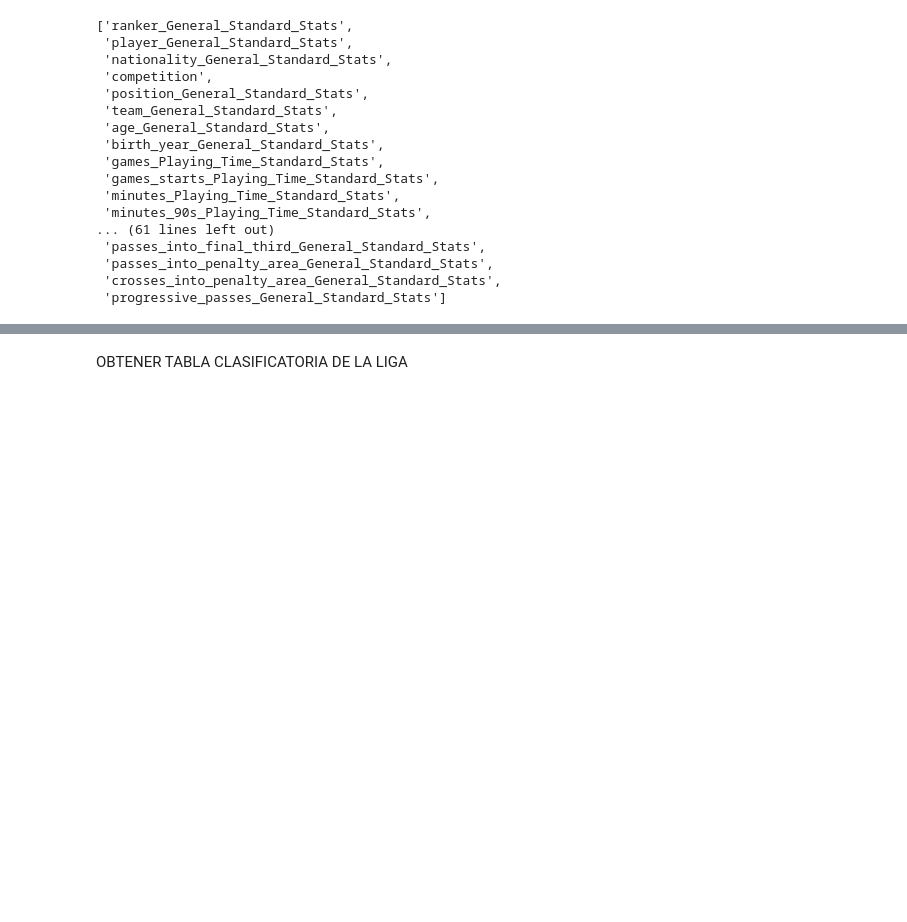
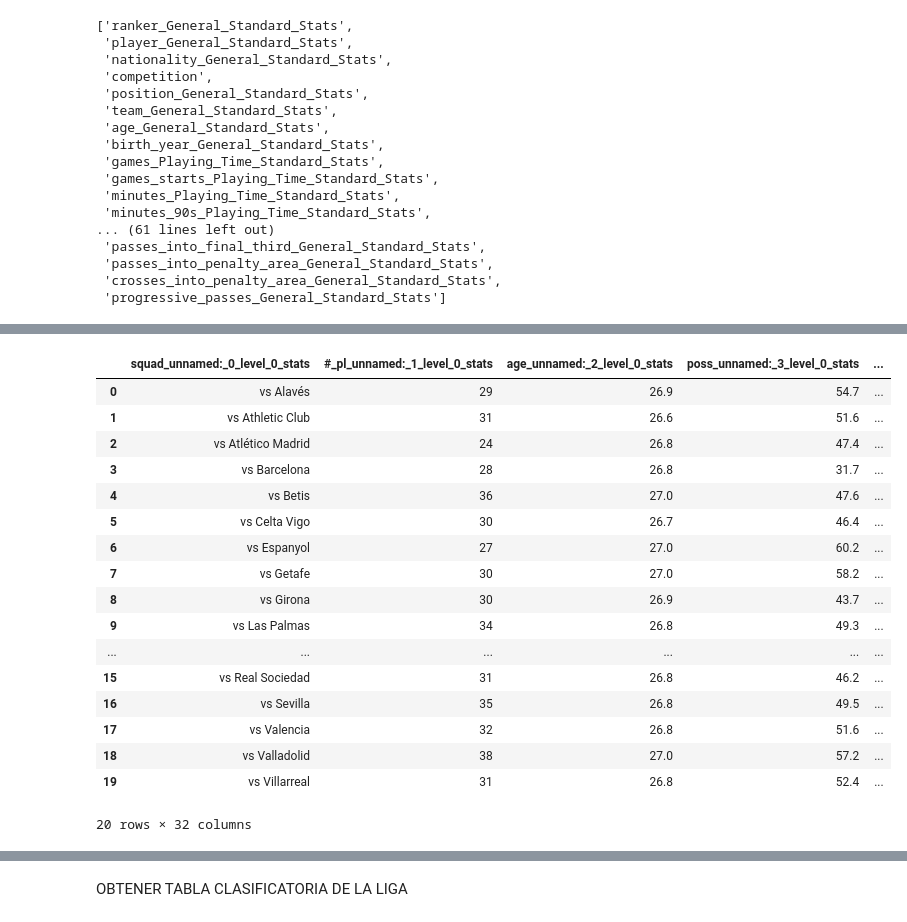
Before and after one commit to CescBlanco/proyecto_libreria_Evolve, a Jupyter notebook: pruebas.ipynb, the cells around one changed output, grey strips where cells are left out. Drawn from its saved outputs; the diff is of its cells as text; code cells hidden in the pictures; blank space fills up the shorter version.

```diff
--- a/pruebas.ipynb
+++ b/pruebas.ipynb
@@ -708,0 +819,21 @@ list(df_la_liga_2024.columns)
+# %%
+obtener_tabla_equipos_estadistica_unica(url, stats_vs=True)
+# %% [output]
+|  | squad_unnamed:_0_level_0_stats | #_pl_unnamed:_1_level_0_stats | age_unnamed:_2_level_0_stats | poss_unnamed:_3_level_0_stats | ... |
+| 0 | vs Alavés | 29 | 26.9 | 54.7 | ... |
+| 1 | vs Athletic Club | 31 | 26.6 | 51.6 | ... |
+| 2 | vs Atlético Madrid | 24 | 26.8 | 47.4 | ... |
+| 3 | vs Barcelona | 28 | 26.8 | 31.7 | ... |
+| 4 | vs Betis | 36 | 27.0 | 47.6 | ... |
+| 5 | vs Celta Vigo | 30 | 26.7 | 46.4 | ... |
+| 6 | vs Espanyol | 27 | 27.0 | 60.2 | ... |
+| 7 | vs Getafe | 30 | 27.0 | 58.2 | ... |
+| 8 | vs Girona | 30 | 26.9 | 43.7 | ... |
+| 9 | vs Las Palmas | 34 | 26.8 | 49.3 | ... |
+| ... | ... | ... | ... | ... | ... |
+| 15 | vs Real Sociedad | 31 | 26.8 | 46.2 | ... |
+| 16 | vs Sevilla | 35 | 26.8 | 49.5 | ... |
+| 17 | vs Valencia | 32 | 26.8 | 51.6 | ... |
+| 18 | vs Valladolid | 38 | 27.0 | 57.2 | ... |
+| 19 | vs Villarreal | 31 | 26.8 | 52.4 | ... |
+20 rows × 32 columns
```
Also changed, not shown: parts of 9 cells of this notebook, 2 other files.
